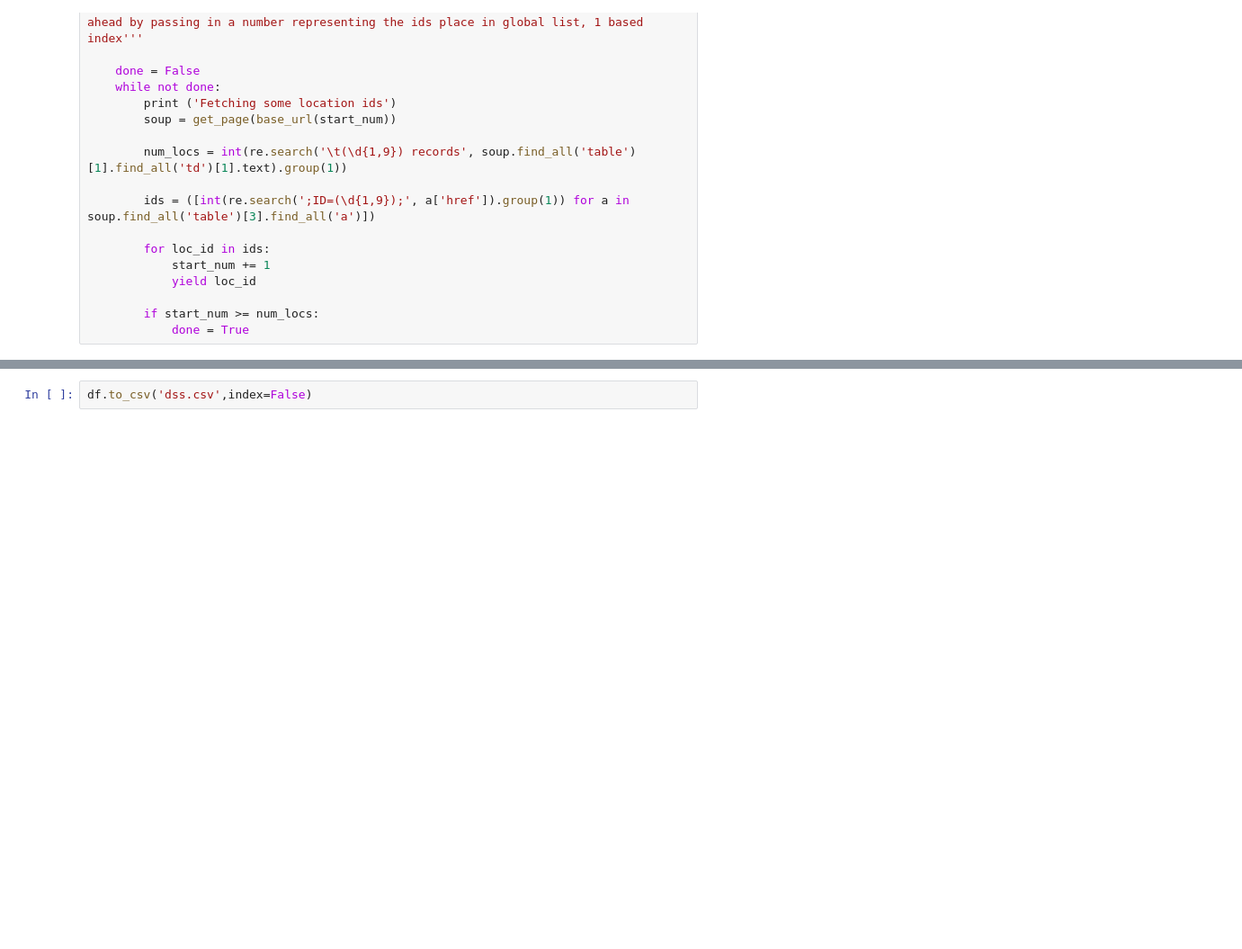
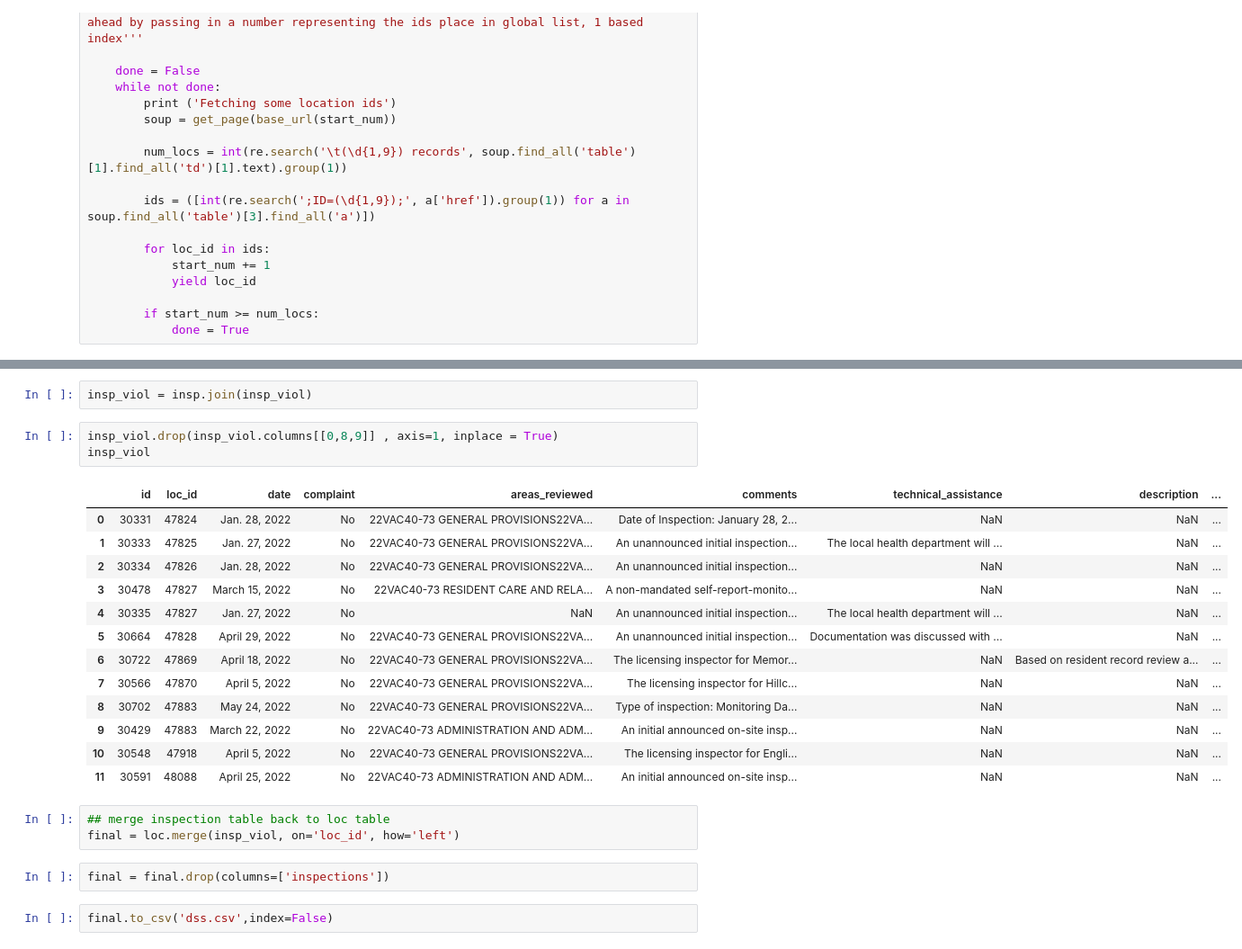
Before and after one commit to ltc690/daen, a Jupyter notebook: DSS_WebScraping.ipynb, the cells around one changed output, grey strips where cells are left out. Shown: that part at 90% size. Drawn from its saved outputs; the diff is of its cells as text; blank space fills up the shorter version.

```diff
--- a/DSS_WebScraping.ipynb
+++ b/DSS_WebScraping.ipynb
@@ -278,2 +322,26 @@ df
+# %%
+insp_viol = insp.join(insp_viol)
+# %%
+insp_viol.drop(insp_viol.columns[[0,8,9]] , axis=1, inplace = True)
+insp_viol
+# %% [output]
+|  | id | loc_id | date | complaint | areas_reviewed | comments | technical_assistance | description | ... |
+| 0 | 30331 | 47824 | Jan. 28, 2022 | No | 22VAC40-73 GENERAL PROVISIONS22VA... | Date of Inspection: January 28, 2... | NaN | NaN | ... |
+| 1 | 30333 | 47825 | Jan. 27, 2022 | No | 22VAC40-73 GENERAL PROVISIONS22VA... | An unannounced initial inspection... | The local health department will ... | NaN | ... |
+| 2 | 30334 | 47826 | Jan. 28, 2022 | No | 22VAC40-73 GENERAL PROVISIONS22VA... | An unannounced initial inspection... | NaN | NaN | ... |
+| 3 | 30478 | 47827 | March 15, 2022 | No | 22VAC40-73 RESIDENT CARE AND RELA... | A non-mandated self-report-monito... | NaN | NaN | ... |
+| 4 | 30335 | 47827 | Jan. 27, 2022 | No | NaN | An unannounced initial inspection... | The local health department will ... | NaN | ... |
+| 5 | 30664 | 47828 | April 29, 2022 | No | 22VAC40-73 GENERAL PROVISIONS22VA... | An unannounced initial inspection... | Documentation was discussed with ... | NaN | ... |
+| 6 | 30722 | 47869 | April 18, 2022 | No | 22VAC40-73 GENERAL PROVISIONS22VA... | The licensing inspector for Memor... | NaN | Based on resident record review a... | ... |
+| 7 | 30566 | 47870 | April 5, 2022 | No | 22VAC40-73 GENERAL PROVISIONS22VA... | The licensing inspector for Hillc... | NaN | NaN | ... |
+| 8 | 30702 | 47883 | May 24, 2022 | No | 22VAC40-73 GENERAL PROVISIONS22VA... | Type of inspection: Monitoring Da... | NaN | NaN | ... |
+| 9 | 30429 | 47883 | March 22, 2022 | No | 22VAC40-73 ADMINISTRATION AND ADM... | An initial announced on-site insp... | NaN | NaN | ... |
+| 10 | 30548 | 47918 | April 5, 2022 | No | 22VAC40-73 GENERAL PROVISIONS22VA... | The licensing inspector for Engli... | NaN | NaN | ... |
+| 11 | 30591 | 48088 | April 25, 2022 | No | 22VAC40-73 ADMINISTRATION AND ADM... | An initial announced on-site insp... | NaN | NaN | ... |
+# %%
+## merge inspection table back to loc table
+final = loc.merge(insp_viol, on='loc_id', how='left')
+# %%
+final = final.drop(columns=['inspections'])
 # %%
-df.to_csv('dss.csv',index=False)
+final.to_csv('dss.csv',index=False)
```
Also changed, not shown: parts of 17 cells of this notebook, 1 other file.
